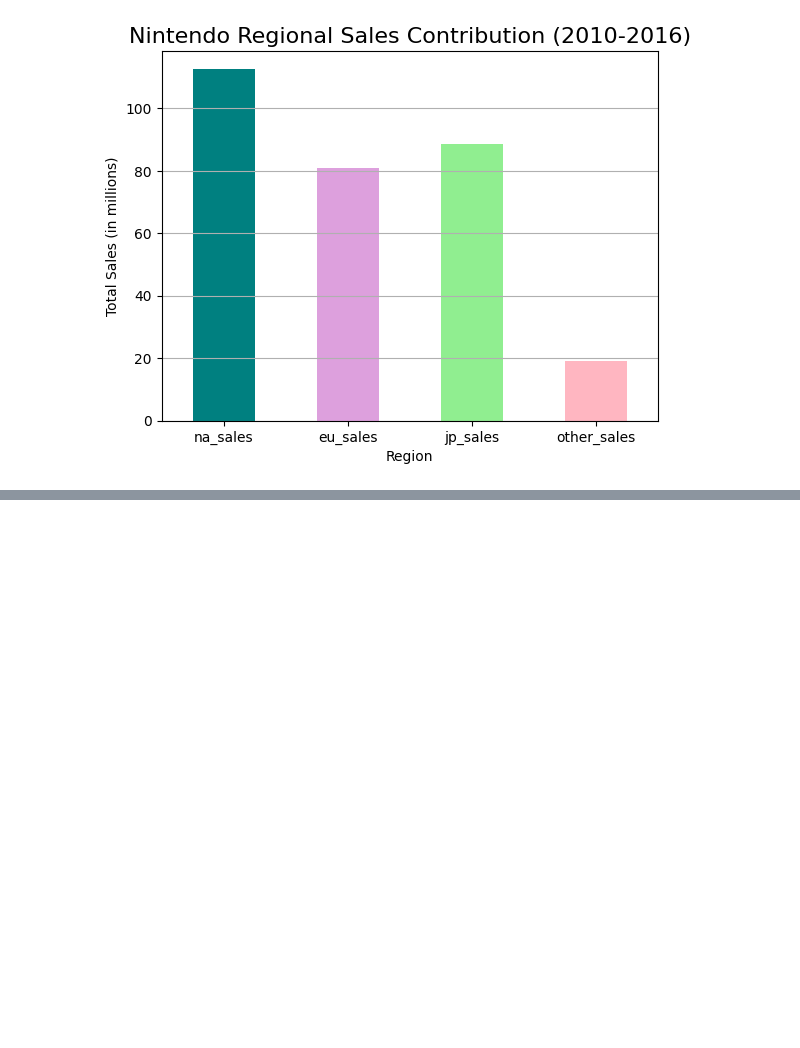
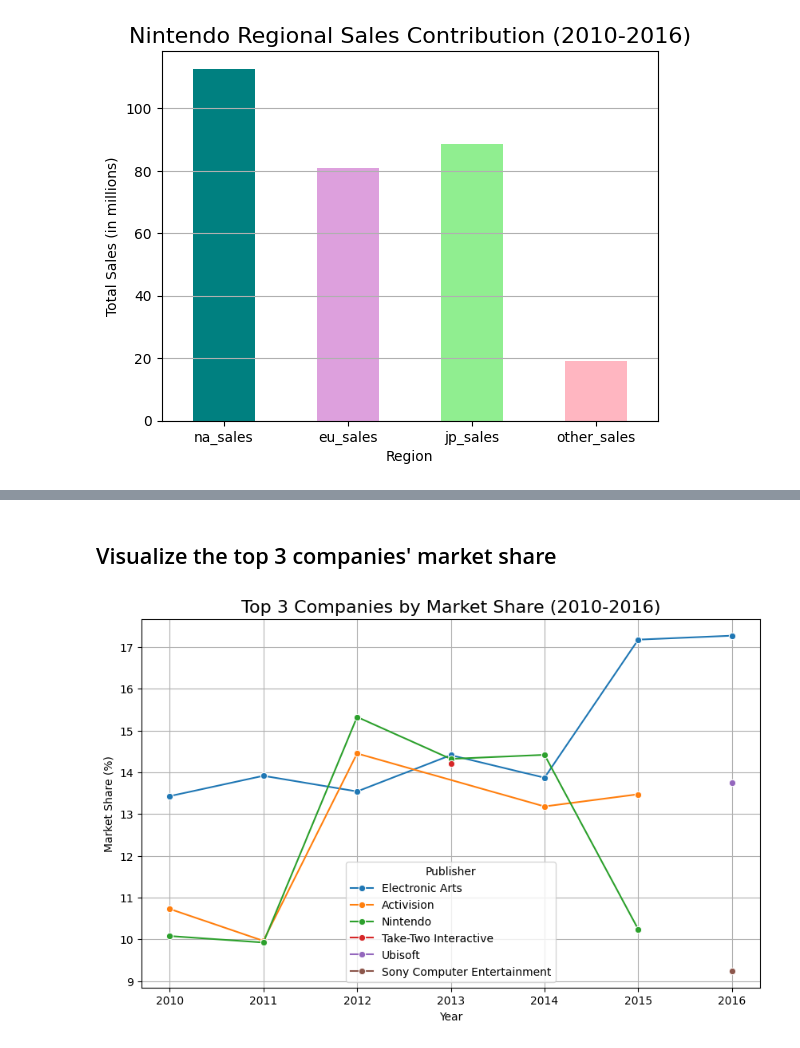
Before and after one commit to Kwasi-Dankwa/Game-sales, a Jupyter notebook: gamemodelling.ipynb, the cells around one changed output, grey strips where cells are left out. Drawn from its saved outputs; the diff is of its cells as text; code cells hidden in the pictures; blank space fills up the shorter version.

```diff
--- a/gamemodelling.ipynb
+++ b/gamemodelling.ipynb
@@ -208,0 +322,8 @@ plt.show()
+# %%
+industry_annual_sales = industry_df.groupby('year')['global_sales'].sum().reset_index()
+# %%
+# Merge the publisher and industry annual sales dataframes and calculate the market share for each publisher.
+market_share_publisher_df = publisher_annual_sales.merge(
+    industry_annual_sales, on='year', suffixes=('_publisher', '_industry')
+)
+market_share_publisher_df['market_share'] = (market_share_publisher_df['global_sales_publisher'] / market_share_publisher_df['global_sales_industry']) * 100
@@ -208,0 +332,3 @@ plt.show()
+# %%
+# Rank the companies by market share within each year.
+market_share_publisher_df['rank'] = market_share_publisher_df.groupby('year')['market_share'].rank(method='first', ascending=False)
@@ -208,0 +337,5 @@ plt.show()
+# %%
+# Filter the ranked market share data to select the top 3 companies for each year
+top_3_companies = market_share_publisher_df[market_share_publisher_df['rank'] <= 3].sort_values(by=['year', 'rank'])
+print("\n--- Top 3 Companies by Market Share per Year (2010-2016) ---")
+print(top_3_companies[['year', 'publisher', 'market_share']].to_markdown(index=False, numalign="left", stralign="left"))
@@ -208,0 +360,15 @@ plt.show()
+# %% [markdown]
+## Visualize the top 3 companies' market share
+# %%
+# Line plot to visualize the market share of the top 3 companies over time.
+plt.figure(figsize=(10, 6))
+sns.lineplot(x='year', y='market_share', hue='publisher', data=top_3_companies, marker='o')
+plt.title('Top 3 Companies by Market Share (2010-2016)', fontsize=16)
+plt.xlabel('Year')
+plt.ylabel('Market Share (%)')
+plt.xticks(top_3_companies['year'].unique())
+plt.grid(True)
+plt.legend(title='Publisher')
+plt.show()
+# %% [output]
+[figure, added]
```
Also changed, not shown: parts of 20 cells of this notebook.
